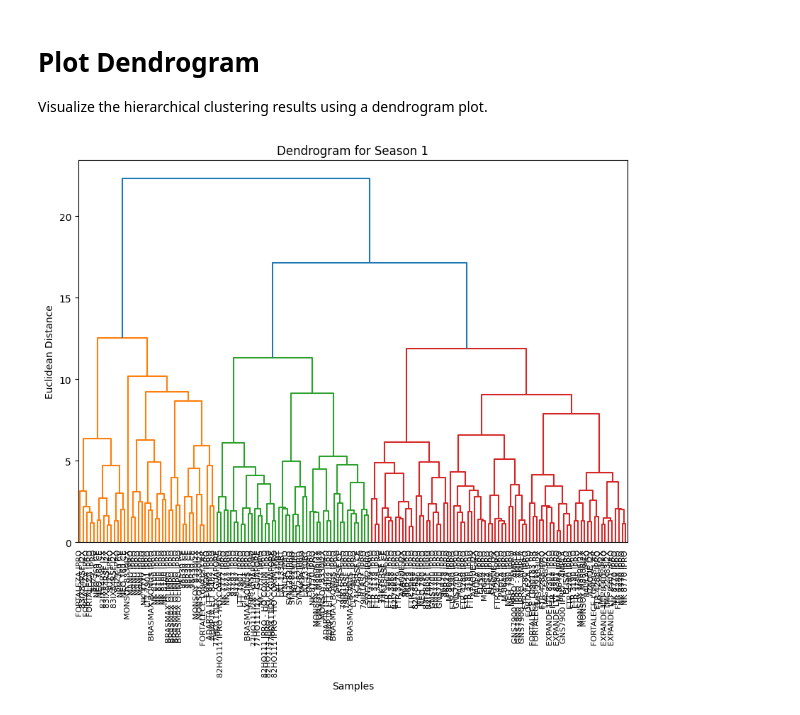
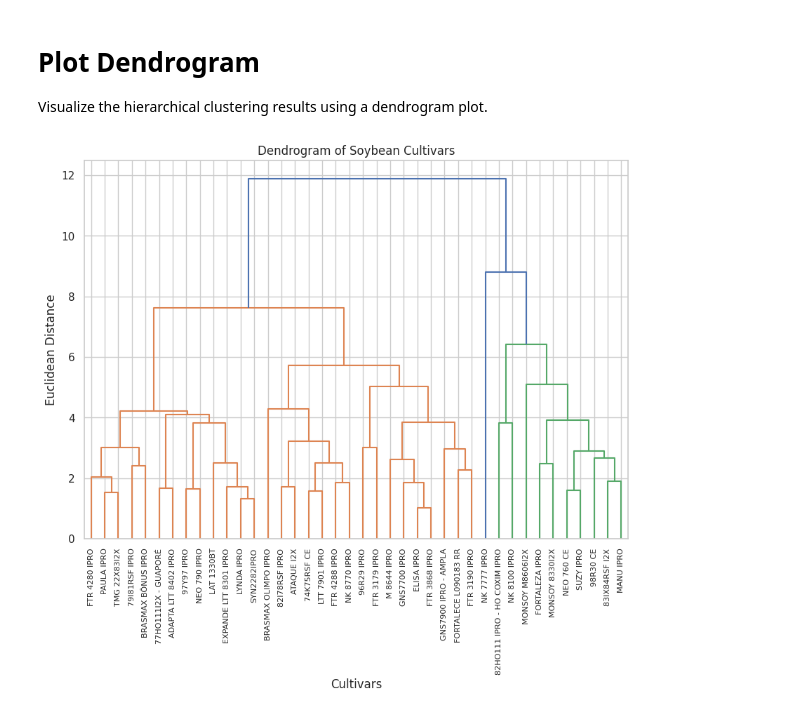
Before and after one commit to Marisa1988/AI_final_project, a Jupyter notebook: Untitled-1.ipynb, the cells around one changed output. Cells and saved outputs as stored; diff of their text form; code cells hidden in the pictures.

```diff
--- a/Untitled-1.ipynb
+++ b/Untitled-1.ipynb
@@ -30,19 +20,33 @@ data_scaled = scaler.fit_transform(data_numeric)
+# %%
+# Drop non-numeric columns (e.g., 'Cultivar', 'Season') if necessary
+data_numeric = data.select_dtypes(include=['float64', 'int64'])
+
+# Standardize the numeric data
+scaler = StandardScaler()
+data_scaled = scaler.fit_transform(data_numeric)
+# %%
+# Average all rows that have the same 'Cultivar'
+data_grouped = data_numeric.groupby(data['Cultivar']).mean()
+
+# Standardize the grouped data
+data_grouped_scaled = scaler.fit_transform(data_grouped)
+data_grouped_scaled = pd.DataFrame(data_grouped_scaled, index=data_grouped.index, columns=data_grouped.columns)
 # %% [markdown]
 # Perform Hierarchical Clustering
 Use the linkage() function from scipy to perform hierarchical clustering on the standardized data.
 # %%
 # Perform hierarchical clustering
-linked = linkage(data_scaled, method='ward')
+linked = linkage(data_grouped_scaled, method='ward')
 # %% [markdown]
 # Plot Dendrogram
 Visualize the hierarchical clustering results using a dendrogram plot.
 # %%
 # Plot the dendrogram
 plt.figure(figsize=(10, 7))
-dendrogram(linked, labels=season_1_data['Cultivar'].values, leaf_rotation=90, leaf_font_size=8)
-plt.title('Dendrogram for Season 1')
-plt.xlabel('Samples')
+dendrogram(linked, labels=data_grouped_scaled.index, leaf_rotation=90, leaf_font_size=8)
+plt.title('Dendrogram of Soybean Cultivars')
+plt.xlabel('Cultivars')
 plt.ylabel('Euclidean Distance')
 plt.show()
 # %% [output]
-[figure, old version]
+[figure, new version]
```
Also changed, not shown: parts of 4 cells of this notebook.
